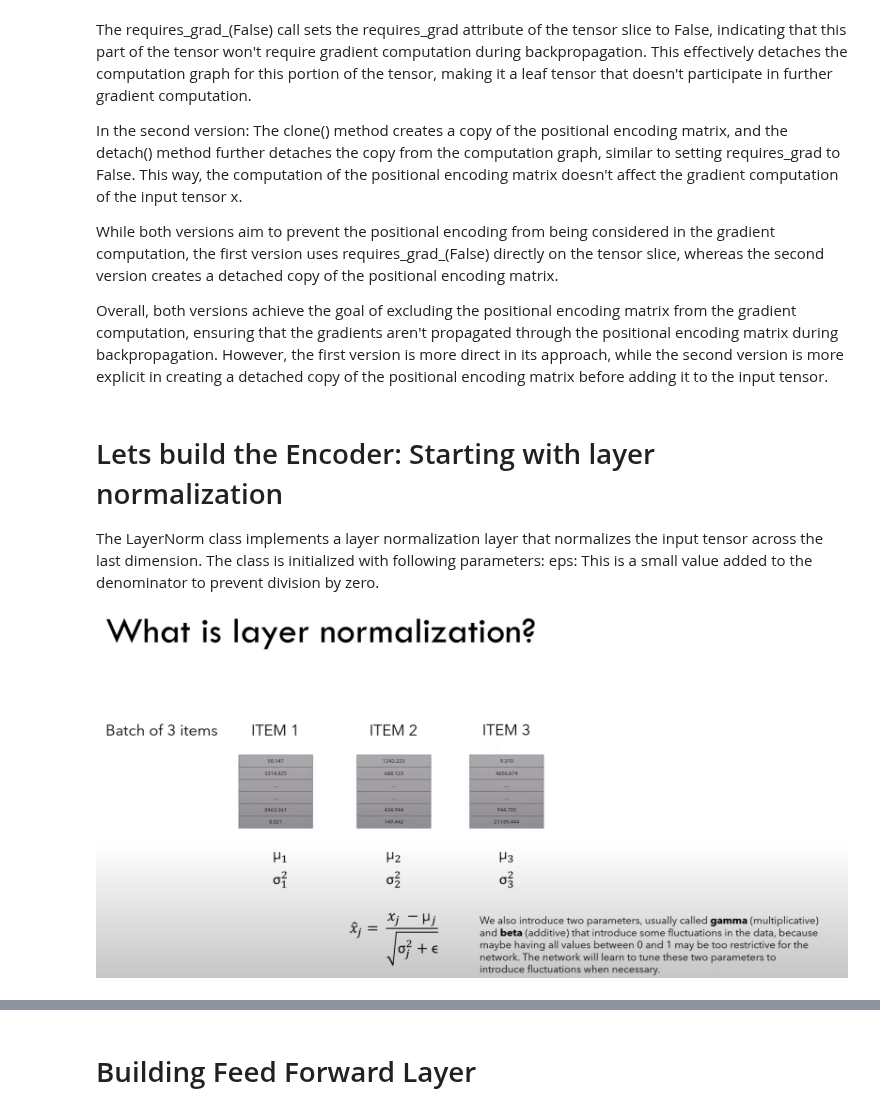
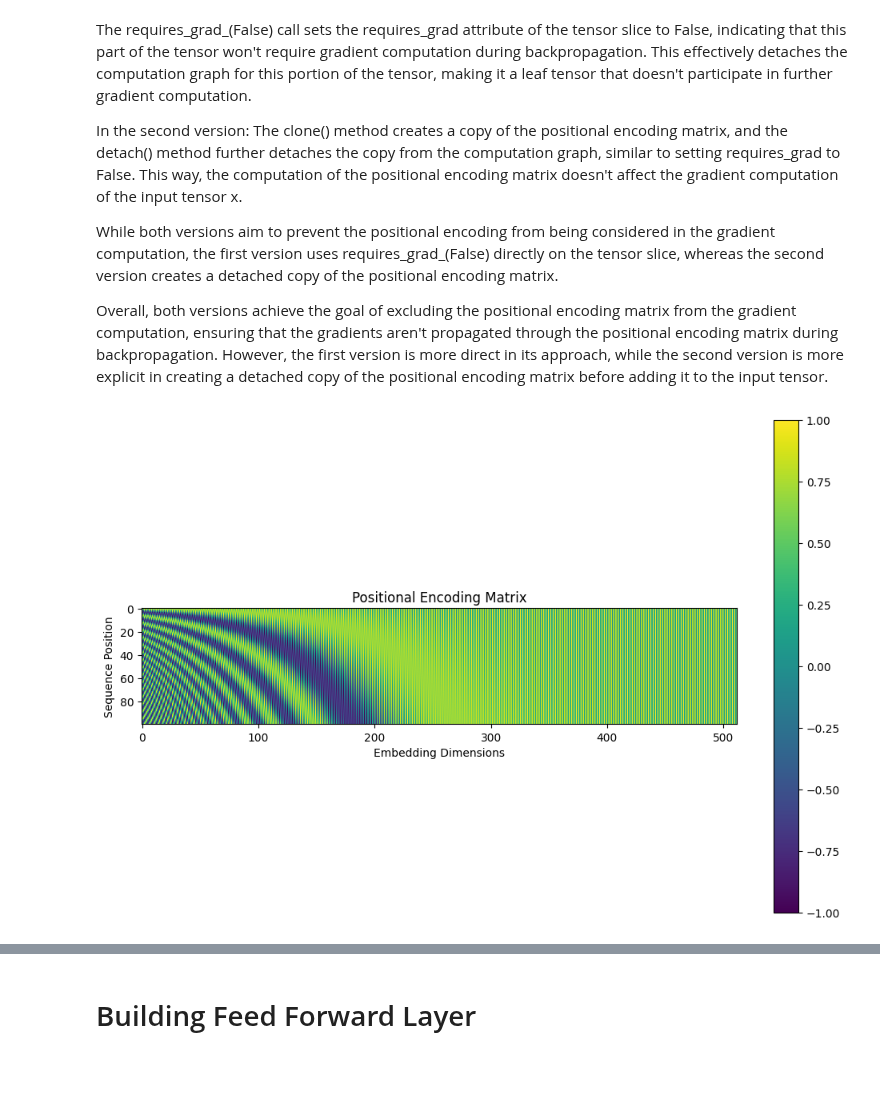
Before and after one commit to Saul-the-engineer/projects, a Jupyter notebook: pytorch/09_transformer_model.ipynb, the cells around one changed output, grey strips where cells are left out. Cells and saved outputs as stored; diff of their text form; code cells hidden in the pictures; blank space fills up the shorter version.

Commit message:
transformer model architecture

```diff
--- a/pytorch/09_transformer_model.ipynb
+++ b/pytorch/09_transformer_model.ipynb
@@ -100,7 +143,7 @@ While both versions aim to prevent the positional encoding from being considered
 Overall, both versions achieve the goal of excluding the positional encoding matrix from the gradient computation, ensuring that the gradients aren't propagated through the positional encoding matrix during backpropagation. However, the first version is more direct in its approach, while the second version is more explicit in creating a detached copy of the positional encoding matrix before adding it to the input tensor.
 # %%
 class PositionalEncoding(nn.Module):
-    def __init__(self, d_model: int, max_seq_len: int = 100, dropout: float = 0.1):
+    def __init__(self, d_model: int = 512, max_seq_len: int = 100, dropout: float = 0.1):
         """Initialize the PositionalEncoding module."""
         super().__init__()
         self.d_model = d_model
@@ -124,17 +167,23 @@ class PositionalEncoding(nn.Module):
     def forward(self, x):
         """Perform the forward pass of the PositionalEncoding module."""
         # Add the positional encoding matrix to the input tensor
-        #x = x + self.positional_encoding[:, : x.size(1)].clone().detach()
+        x = x + self.positional_encoding[:, : x.size(1)].requires_grad_(False)
         # Apply dropout to the input tensor
-        #x = self.dropout(x)
-        x = x + self.positional_encoding[:, : x.size(1)].requires_grad_(False)
         x = self.dropout(x)
         return x
-# %% [markdown]
-# Lets build the Encoder: Starting with layer normalization
-
-The LayerNorm class implements a layer normalization layer that normalizes the input tensor across the last dimension. The class is initialized with following parameters:
-eps: This is a small value added to the denominator to prevent division by zero.
-
-
-![image.png](attachment:image.png)
+# %%
+# Create an instance of the PositionalEncoding class and plot the positional encoding matrix
+# Size (batch_size, max_seq_len, d_model) -> (max_seq_len, d_model)
+# Example: (1, 100, 512) -> (100, 512)
+positional_encoding = PositionalEncoding(d_model=512, max_seq_len=100)
+# Plot the positional encoding matrix
+positional_tensor = positional_encoding.positional_encoding.squeeze(0)
+plt.figure(figsize=(12, 8))
+plt.imshow(positional_tensor)
+plt.xlabel("Embedding Dimensions")
+plt.ylabel("Sequence Position")
+plt.colorbar()
+plt.title("Positional Encoding Matrix")
+plt.show()
+# %% [output]
+[figure, added]
```
Also changed, not shown: parts of 26 cells of this notebook.
